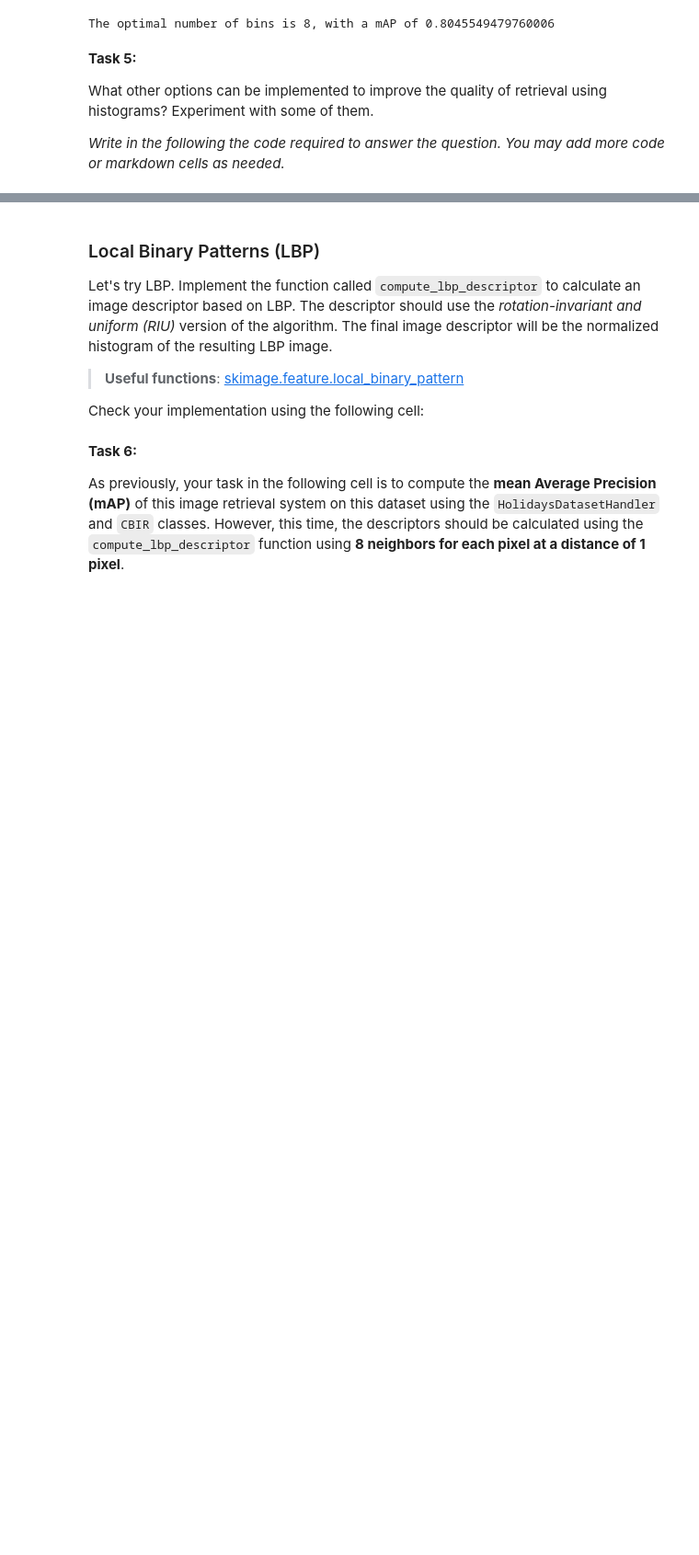
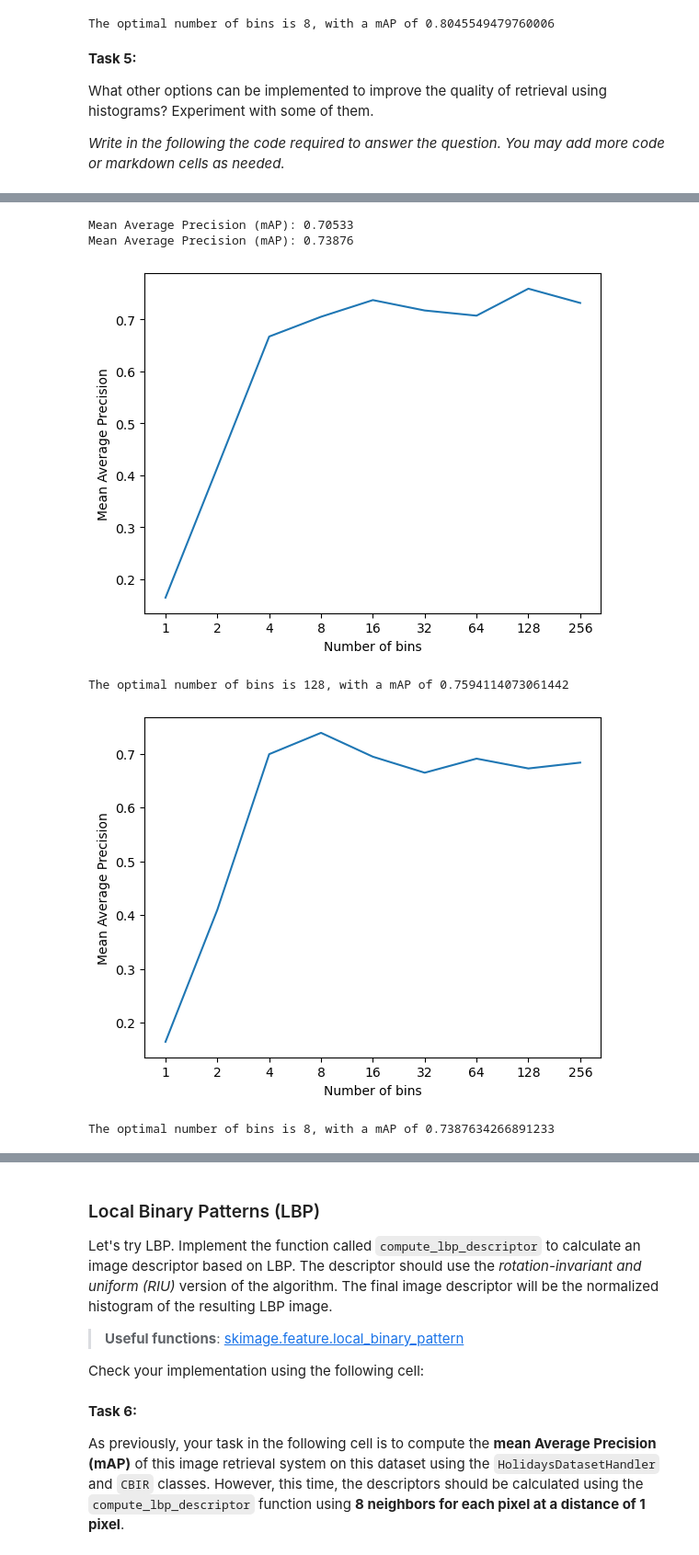
Before and after one commit to Frankwii/IIRBC_assignment1, a Jupyter notebook: 11762_Image_Description.ipynb, the cells around one changed output, grey strips where cells are left out. Shown at 92% size. Cells and saved outputs as stored; diff of their text form; code cells hidden in the pictures; blank space fills up the shorter version.

```diff
--- a/11762_Image_Description.ipynb
+++ b/11762_Image_Description.ipynb
@@ -313,0 +414,62 @@ What other options can be implemented to improve the quality of retrieval using
+# %%
+mAP_hist_1d = 0.0
+
+dataset = HolidaysDatasetHandler(dataset_dir, load_features=False)
+retriever = a1.CBIR(compute_1d_norm, bins_per_hist=8,norm='L1')
+mAP_hist_1d = a1.compute_mAP(retriever,dataset)
+
+print('Mean Average Precision (mAP): %.5f' % mAP_hist_1d)
+
+mAP_hist_1d = 0.0
+
+dataset = HolidaysDatasetHandler(dataset_dir, load_features=False)
+retriever = a1.CBIR(compute_1d_norm, bins_per_hist=8,norm='MAX')
+mAP_hist_1d = a1.compute_mAP(retriever,dataset)
+
+print('Mean Average Precision (mAP): %.5f' % mAP_hist_1d)
+# %% [output]
+Mean Average Precision (mAP): 0.70533
+Mean Average Precision (mAP): 0.73876
+# %%
+mAP_values = [0.0] * 9
+for k in range(9):
+    retriever = a1.CBIR(
+        compute_1d_norm,
+        bins_per_hist = 2**k,
+        norm='L1'
+    )
+
+    mAP_values[k]=a1.compute_mAP(retriever,dataset)
+
+plt.plot(mAP_values)
+plt.xlabel("Number of bins")
+plt.ylabel("Mean Average Precision")
+plt.xticks(list(range(9)), labels = [2**k for k in range(9)])
+plt.show()
+
+optimal_k = np.argmax(mAP_values)
+print(f"The optimal number of bins is {2**optimal_k}, with a mAP of {mAP_values[optimal_k]}")
+
+mAP_values = [0.0] * 9
+for k in range(9):
+    retriever = a1.CBIR(
+        compute_1d_norm,
+        bins_per_hist = 2**k,
+        norm='MAX'
+    )
+
+    mAP_values[k]=a1.compute_mAP(retriever,dataset)
+
+plt.plot(mAP_values)
+plt.xlabel("Number of bins")
+plt.ylabel("Mean Average Precision")
+plt.xticks(list(range(9)), labels = [2**k for k in range(9)])
+plt.show()
+
+optimal_k = np.argmax(mAP_values)
+print(f"The optimal number of bins is {2**optimal_k}, with a mAP of {mAP_values[optimal_k]}")
+# %% [output]
+[figure, added]
+The optimal number of bins is 128, with a mAP of 0.7594114073061442
+[figure, added]
+The optimal number of bins is 8, with a mAP of 0.7387634266891233
```
Also changed, not shown: parts of 17 cells of this notebook.
